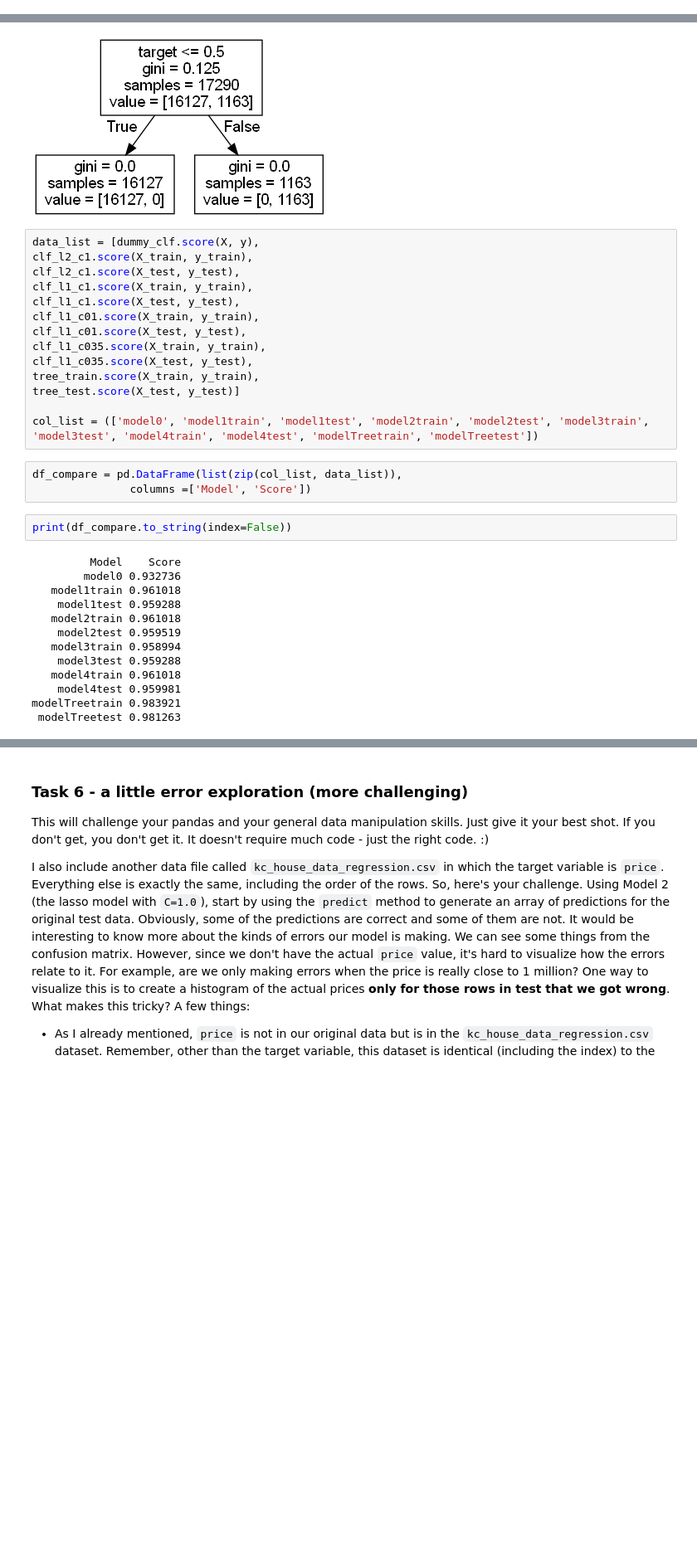
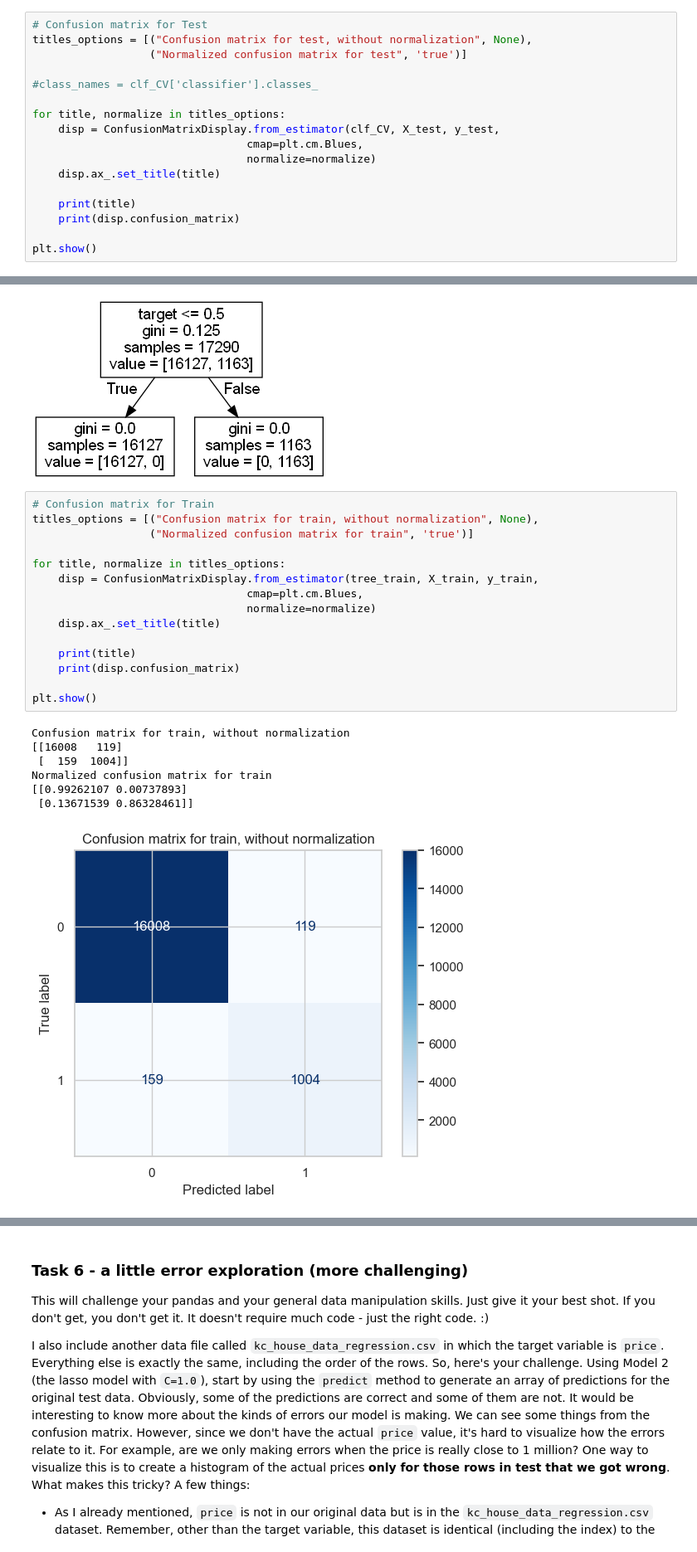
Before and after one commit to Rhedhead0621/hw1_hojdila, a Jupyter notebook: hw1_hojdila.ipynb, the cells around one changed output, grey strips where cells are left out. Shown at 83% size. Saved outputs shown, nothing was run; the diff lists cells and outputs as text; blank space fills up the shorter version.

```diff
--- a/hw1_hojdila.ipynb
+++ b/hw1_hojdila.ipynb
@@ -842,3 +844,20 @@ Normalized confusion matrix for test
  [0.37386018 0.62613982]]
 [figure]
 [figure]
+# %%
+# Confusion matrix for Test
+titles_options = [("Confusion matrix for test, without normalization", None),
+                  ("Normalized confusion matrix for test", 'true')]
+
+#class_names = clf_CV['classifier'].classes_
+
+for title, normalize in titles_options:
+    disp = ConfusionMatrixDisplay.from_estimator(clf_CV, X_test, y_test,
+                                 cmap=plt.cm.Blues,
+                                 normalize=normalize)
+    disp.ax_.set_title(title)
+
+    print(title)
+    print(disp.confusion_matrix)
+
+plt.show()
@@ -1017,35 +1045,26 @@ from IPython.display import Image
 Image("output/dt.png")
 # %% [output]
 [figure]
-# %%
-data_list = [dummy_clf.score(X, y),
-clf_l2_c1.score(X_train, y_train),
-clf_l2_c1.score(X_test, y_test),
-clf_l1_c1.score(X_train, y_train),
-clf_l1_c1.score(X_test, y_test),
-clf_l1_c01.score(X_train, y_train),
-clf_l1_c01.score(X_test, y_test),
-clf_l1_c035.score(X_train, y_train),
-clf_l1_c035.score(X_test, y_test),
-tree_train.score(X_train, y_train),
-tree_test.score(X_test, y_test)]
-
-col_list = (['model0', 'model1train', 'model1test', 'model2train', 'model2test', 'model3train', 'model3test', 'model4train', 'model4test', 'modelTreetrain', 'modelTreetest'])
-# %%
-df_compare = pd.DataFrame(list(zip(col_list, data_list)),
-               columns =['Model', 'Score'])
-# %%
-print(df_compare.to_string(index=False))
-# %% [output]
-         Model    Score
-        model0 0.932736
-   model1train 0.961018
-    model1test 0.959288
-   model2train 0.961018
-    model2test 0.959519
-   model3train 0.958994
-    model3test 0.959288
-   model4train 0.961018
-    model4test 0.959981
-modelTreetrain 0.983921
- modelTreetest 0.981263
+# %%
+# Confusion matrix for Train
+titles_options = [("Confusion matrix for train, without normalization", None),
+                  ("Normalized confusion matrix for train", 'true')]
+
+for title, normalize in titles_options:
+    disp = ConfusionMatrixDisplay.from_estimator(tree_train, X_train, y_train,
+                                 cmap=plt.cm.Blues,
+                                 normalize=normalize)
+    disp.ax_.set_title(title)
+
+    print(title)
+    print(disp.confusion_matrix)
+
+plt.show()
+# %% [output]
+Confusion matrix for train, without normalization
+[[16008   119]
+ [  159  1004]]
+Normalized confusion matrix for train
+[[0.99262107 0.00737893]
+ [0.13671539 0.86328461]]
+[figure, added]
```
Also changed, not shown: parts of 40 cells of this notebook, 1 other file.
